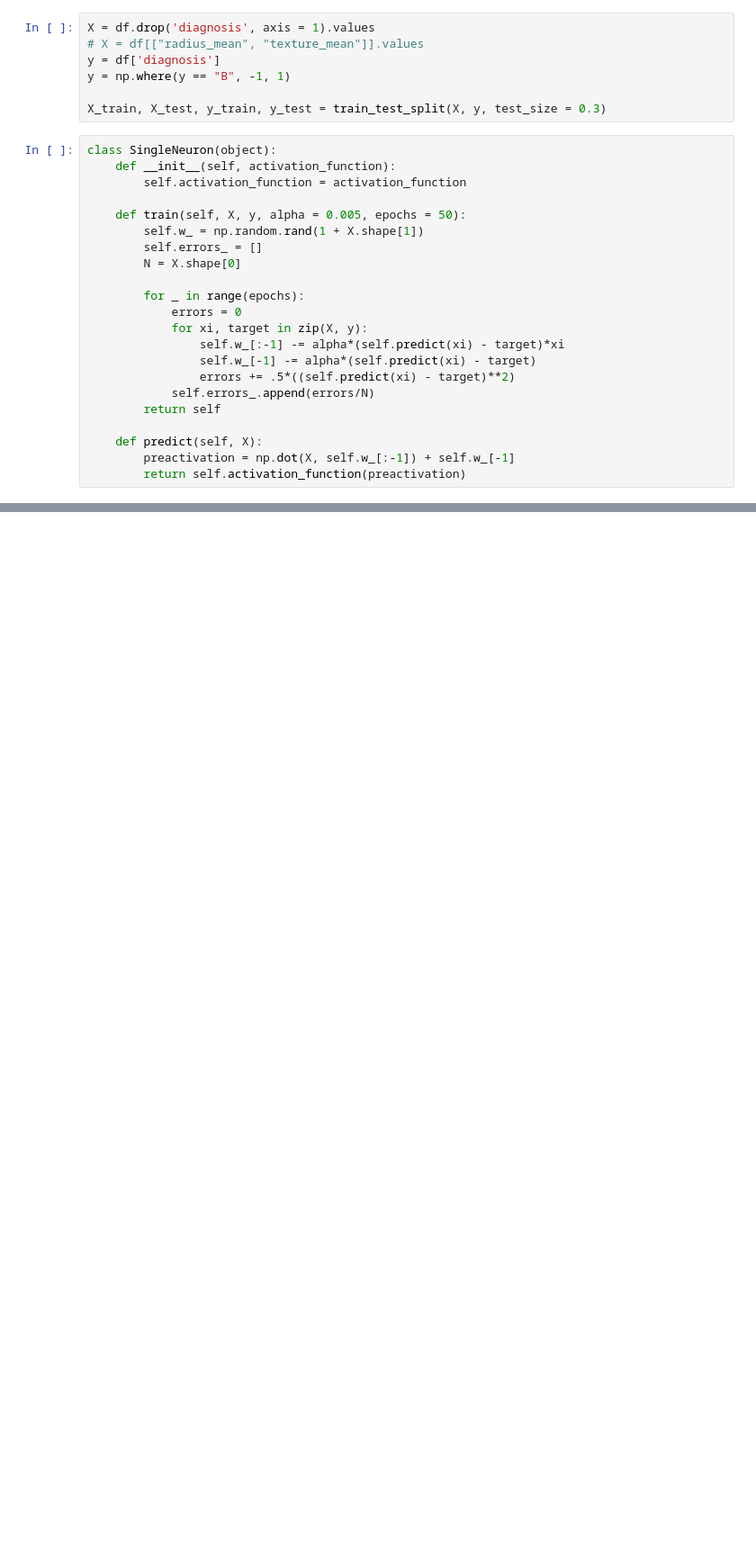
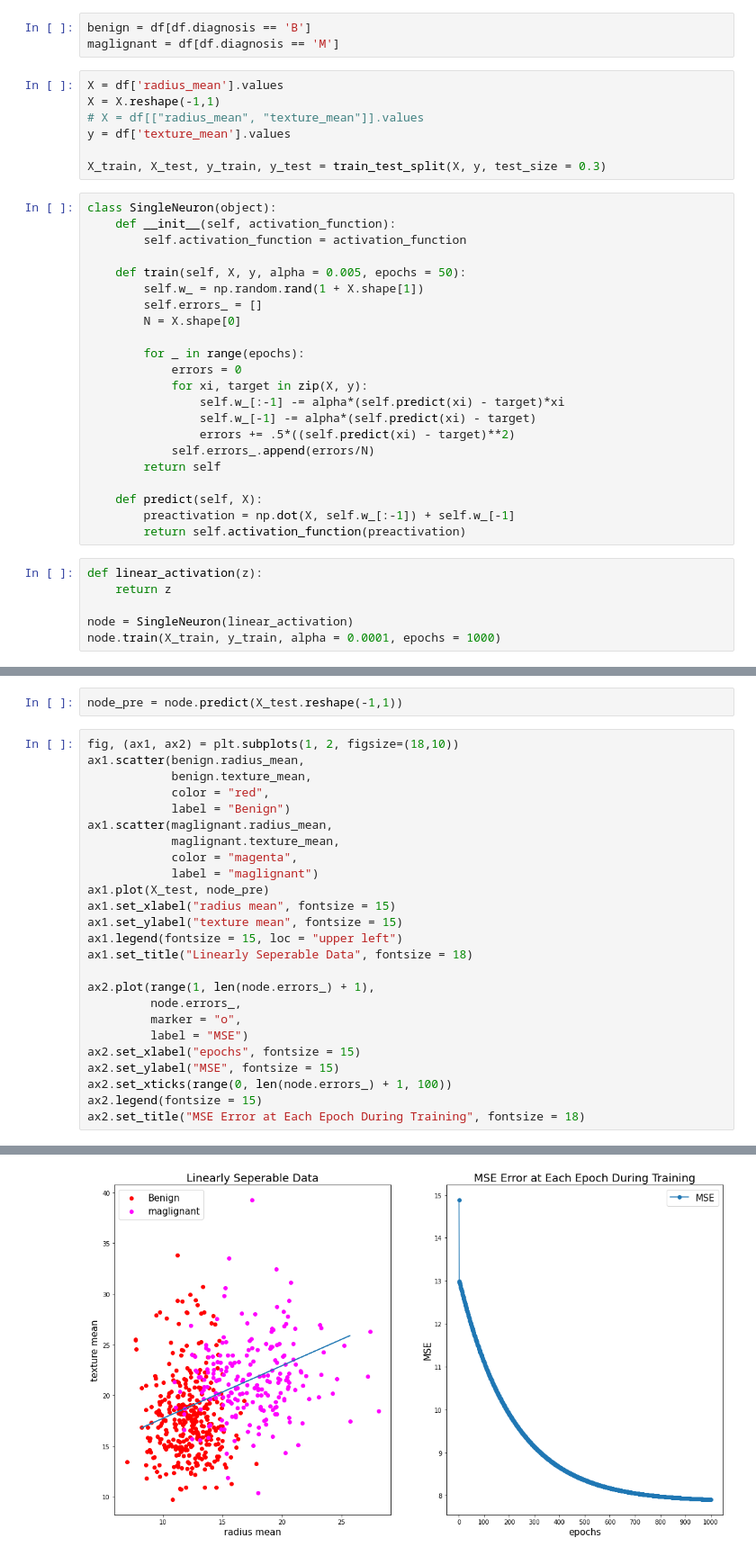
Before and after one commit to TrellixVulnTeam/ThanhLa_Data4319_2I89, a Jupyter notebook: 3. Linear Regression/source_3.ipynb, the cells around one changed output, grey strips where cells are left out. Shown at 90% size. Cells and saved outputs as stored; diff of their text form; blank space fills up the shorter version.

```diff
--- a/3. Linear Regression/source_3.ipynb
+++ b/3. Linear Regression/source_3.ipynb
@@ -16,11 +19,14 @@ df.head()
 | 2 | M | 19.69 | 21.25 | 130.00 | 1203.0 | 0.10960 | 0.15990 | ... |
 | 3 | M | 11.42 | 20.38 | 77.58 | 386.1 | 0.14250 | 0.28390 | ... |
 | 4 | M | 20.29 | 14.34 | 135.10 | 1297.0 | 0.10030 | 0.13280 | ... |
+# %%
+benign = df[df.diagnosis == 'B']
+maglignant = df[df.diagnosis == 'M']
 # %%
-X = df.drop('diagnosis', axis = 1).values
+X = df['radius_mean'].values
+X = X.reshape(-1,1)
 # X = df[["radius_mean", "texture_mean"]].values
-y = df['diagnosis']
-y = np.where(y == "B", -1, 1)
+y = df['texture_mean'].values
 
 X_train, X_test, y_train, y_test = train_test_split(X, y, test_size = 0.3)
 # %%
@@ -45,3 +51,9 @@ class SingleNeuron(object):
     def predict(self, X):
         preactivation = np.dot(X, self.w_[:-1]) + self.w_[-1]
         return self.activation_function(preactivation)
+# %%
+def linear_activation(z):
+    return z
+
+node = SingleNeuron(linear_activation)
+node.train(X_train, y_train, alpha = 0.0001, epochs = 1000)
@@ -47,0 +62,28 @@ class SingleNeuron(object):
+# %%
+node_pre = node.predict(X_test.reshape(-1,1))
+# %%
+fig, (ax1, ax2) = plt.subplots(1, 2, figsize=(18,10))
+ax1.scatter(benign.radius_mean,
+            benign.texture_mean,
+            color = "red",
+            label = "Benign")
+ax1.scatter(maglignant.radius_mean,
+            maglignant.texture_mean,
+            color = "magenta",
+            label = "maglignant")
+ax1.plot(X_test, node_pre)
+ax1.set_xlabel("radius mean", fontsize = 15)
+ax1.set_ylabel("texture mean", fontsize = 15)
+ax1.legend(fontsize = 15, loc = "upper left")
+ax1.set_title("Linearly Seperable Data", fontsize = 18)
+
+ax2.plot(range(1, len(node.errors_) + 1),
+         node.errors_,
+         marker = "o",
+         label = "MSE")
+ax2.set_xlabel("epochs", fontsize = 15)
+ax2.set_ylabel("MSE", fontsize = 15)
+ax2.set_xticks(range(0, len(node.errors_) + 1, 100))
+ax2.legend(fontsize = 15)
+ax2.set_title("MSE Error at Each Epoch During Training", fontsize = 18)
+# %% [output]
@@ -47,0 +91 @@ class SingleNeuron(object):
+[figure, added]
```
Also changed, not shown: parts of 4 cells of this notebook, 4 other files.
